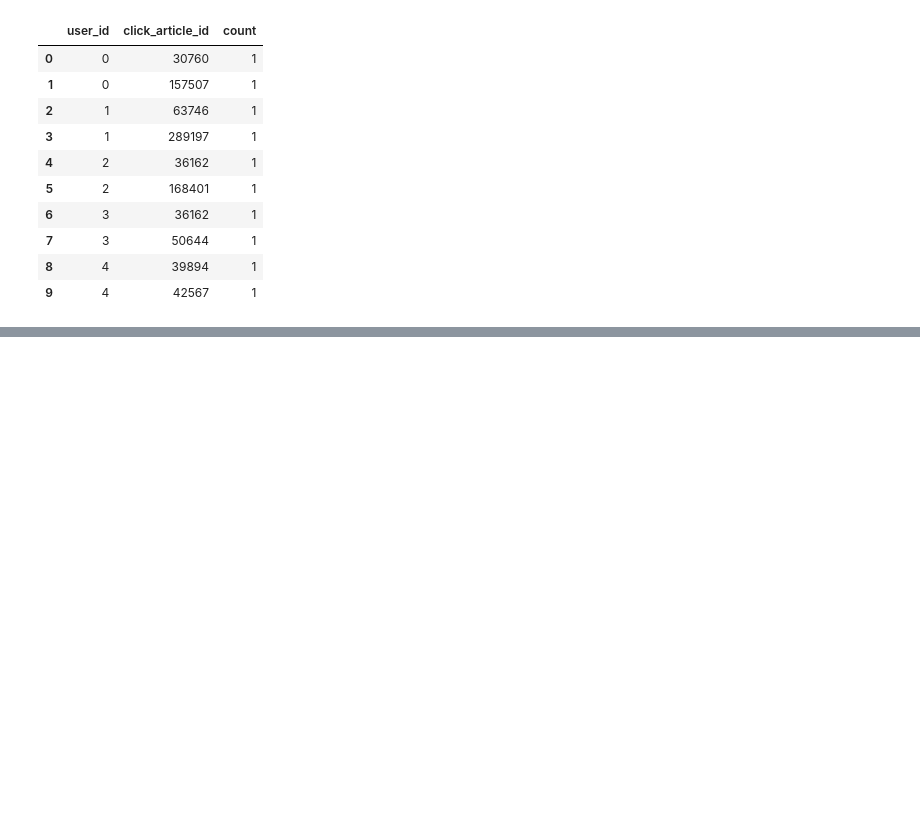
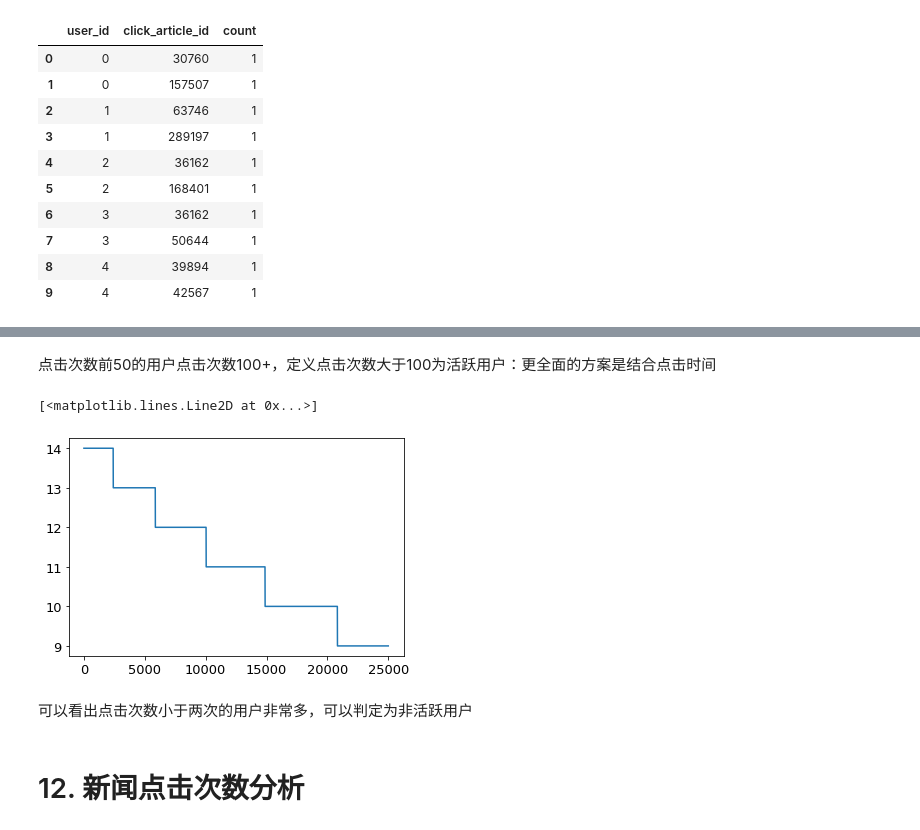
Before and after one commit to lancescrazy/rec_noob, a Jupyter notebook: rec_news/数据分析.ipynb, the cells around one changed output, grey strips where cells are left out. Cells and saved outputs as stored; diff of their text form; code cells hidden in the pictures; blank space fills up the shorter version.

```diff
--- a/rec_news/数据分析.ipynb
+++ b/rec_news/数据分析.ipynb
@@ -285,0 +362,12 @@ user_click_count[:10]
+# %% [markdown]
+点击次数前50的用户点击次数100+，定义点击次数大于100为活跃用户：更全面的方案是结合点击时间
+# %%
+# 点击次数排名在[25000:50000]之间
+plt.plot(user_click_item_count[25000:50000])
+# %% [output]
+[<matplotlib.lines.Line2D at 0x...>]
+[figure, added]
+# %% [markdown]
+可以看出点击次数小于两次的用户非常多，可以判定为非活跃用户
+# %% [markdown]
+# 12. 新闻点击次数分析
```
Also changed, not shown: parts of 58 cells of this notebook.
